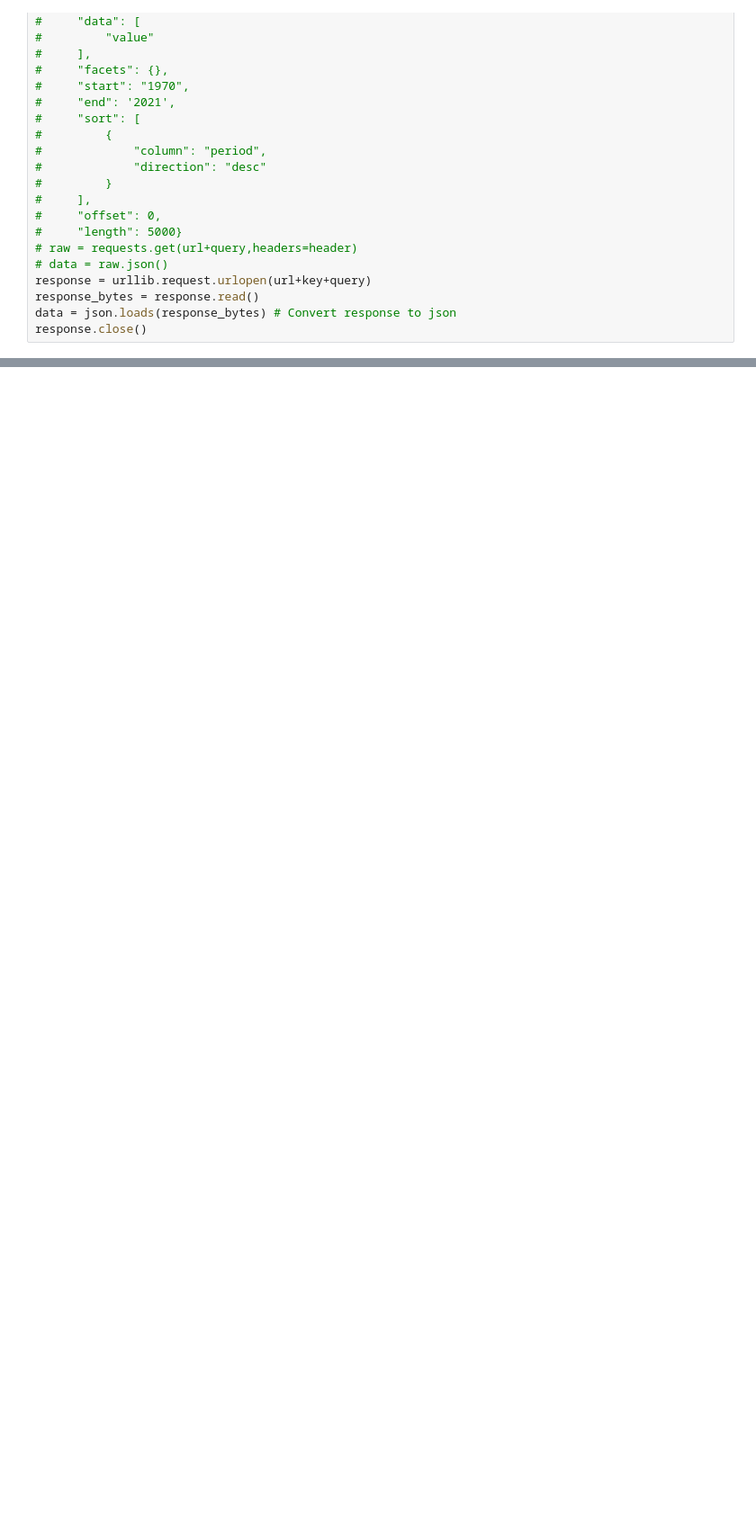
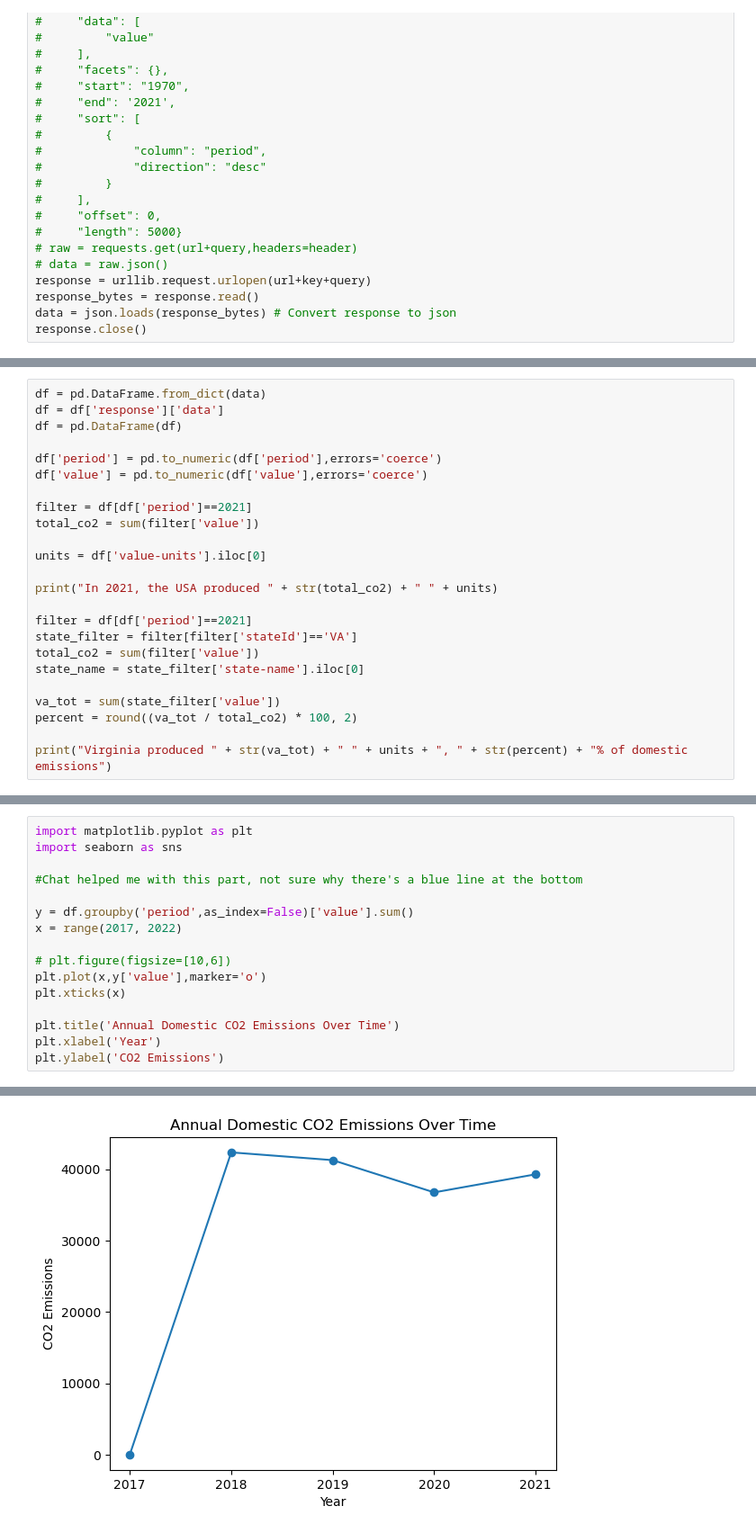
Before and after one commit to 22ai/ds3001-labs, a Jupyter notebook: 01_api_calls/assignment_notebook.ipynb, the cells around one changed output, grey strips where cells are left out. Shown: that part at 90% size. Cells and saved outputs as stored; diff of their text form; blank space fills up the shorter version.

```diff
--- a/01_api_calls/assignment_notebook.ipynb
+++ b/01_api_calls/assignment_notebook.ipynb
@@ -326,0 +328,24 @@ TypeError: unsupported operand type(s) for +: 'int' and 'str'
+# %%
+df = pd.DataFrame.from_dict(data)
+df = df['response']['data']
+df = pd.DataFrame(df)
+
+df['period'] = pd.to_numeric(df['period'],errors='coerce')
+df['value'] = pd.to_numeric(df['value'],errors='coerce')
+
+filter = df[df['period']==2021]
+total_co2 = sum(filter['value'])
+
+units = df['value-units'].iloc[0]
+
+print("In 2021, the USA produced " + str(total_co2) + " " + units)
+
+filter = df[df['period']==2021]
+state_filter = filter[filter['stateId']=='VA']
+total_co2 = sum(filter['value'])
+state_name = state_filter['state-name'].iloc[0]
+
+va_tot = sum(state_filter['value'])
+percent = round((va_tot / total_co2) * 100, 2)
+
+print("Virginia produced " + str(va_tot) + " " + units + ", " + str(percent) + "% of domestic emissions")
@@ -326,0 +355,17 @@ TypeError: unsupported operand type(s) for +: 'int' and 'str'
+# %%
+import matplotlib.pyplot as plt
+import seaborn as sns
+
+#Chat helped me with this part, not sure why there's a blue line at the bottom
+
+y = df.groupby('period',as_index=False)['value'].sum()
+x = range(2017, 2022)
+
+# plt.figure(figsize=[10,6])
+plt.plot(x,y['value'],marker='o')
+plt.xticks(x)
+
+plt.title('Annual Domestic CO2 Emissions Over Time')
+plt.xlabel('Year')
+plt.ylabel('CO2 Emissions')
+# %% [output]
@@ -326,0 +373 @@ TypeError: unsupported operand type(s) for +: 'int' and 'str'
+[figure, added]
```
Also changed, not shown: parts of 5 cells of this notebook.
